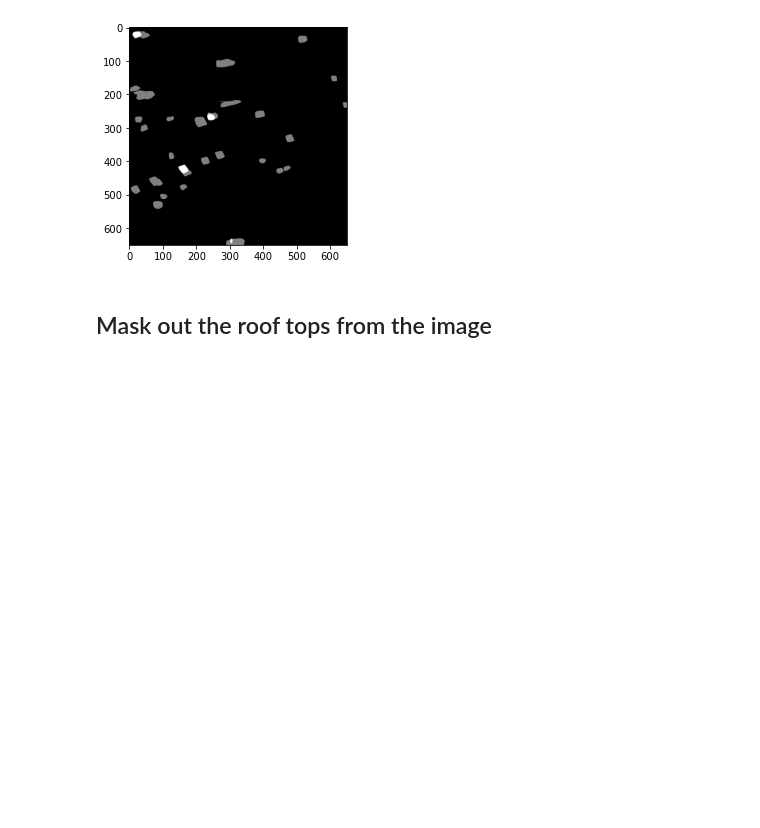
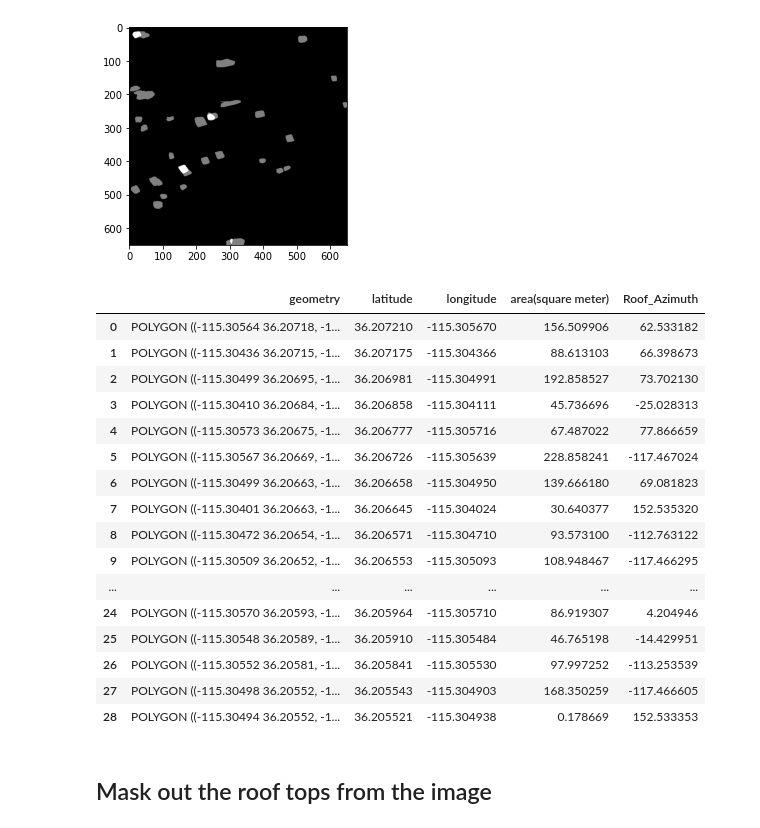
Before and after one commit to HariniSureshS/solarpanel, a Jupyter notebook: post-processing/test_post_processing.ipynb, the cells around one changed output. Drawn from its saved outputs; the diff is of its cells as text; code cells hidden in the pictures; blank space fills up the shorter version.

```diff
--- a/post-processing/test_post_processing.ipynb
+++ b/post-processing/test_post_processing.ipynb
@@ -35,6 +33,26 @@ if new_p.mode != 'RGB':
 new_p.save('mask_imag.jpg')
 # %% [output]
 [figure]
+# %%
+geo_df_full
+# %% [output]
+|  | geometry | latitude | longitude | area(square meter) | Roof_Azimuth |
+| 0 | POLYGON ((-115.30564 36.20718, -1... | 36.207210 | -115.305670 | 156.509906 | 62.533182 |
+| 1 | POLYGON ((-115.30436 36.20715, -1... | 36.207175 | -115.304366 | 88.613103 | 66.398673 |
+| 2 | POLYGON ((-115.30499 36.20695, -1... | 36.206981 | -115.304991 | 192.858527 | 73.702130 |
+| 3 | POLYGON ((-115.30410 36.20684, -1... | 36.206858 | -115.304111 | 45.736696 | -25.028313 |
+| 4 | POLYGON ((-115.30573 36.20675, -1... | 36.206777 | -115.305716 | 67.487022 | 77.866659 |
+| 5 | POLYGON ((-115.30567 36.20669, -1... | 36.206726 | -115.305639 | 228.858241 | -117.467024 |
+| 6 | POLYGON ((-115.30499 36.20663, -1... | 36.206658 | -115.304950 | 139.666180 | 69.081823 |
+| 7 | POLYGON ((-115.30401 36.20663, -1... | 36.206645 | -115.304024 | 30.640377 | 152.535320 |
+| 8 | POLYGON ((-115.30472 36.20654, -1... | 36.206571 | -115.304710 | 93.573100 | -112.763122 |
+| 9 | POLYGON ((-115.30509 36.20652, -1... | 36.206553 | -115.305093 | 108.948467 | -117.466295 |
+| ... | ... | ... | ... | ... | ... |
+| 24 | POLYGON ((-115.30570 36.20593, -1... | 36.205964 | -115.305710 | 86.919307 | 4.204946 |
+| 25 | POLYGON ((-115.30548 36.20589, -1... | 36.205910 | -115.305484 | 46.765198 | -14.429951 |
+| 26 | POLYGON ((-115.30552 36.20581, -1... | 36.205841 | -115.305530 | 97.997252 | -113.253539 |
+| 27 | POLYGON ((-115.30498 36.20552, -1... | 36.205543 | -115.304903 | 168.350259 | -117.466605 |
+| 28 | POLYGON ((-115.30494 36.20552, -1... | 36.205521 | -115.304938 | 0.178669 | 152.533353 |
 # %%
 # Save the results in a json format
 obj.append_to_json('D:/coco_instances_results (3)_results.json')
```
Also changed, not shown: parts of 1 cell of this notebook, 4 other files.
